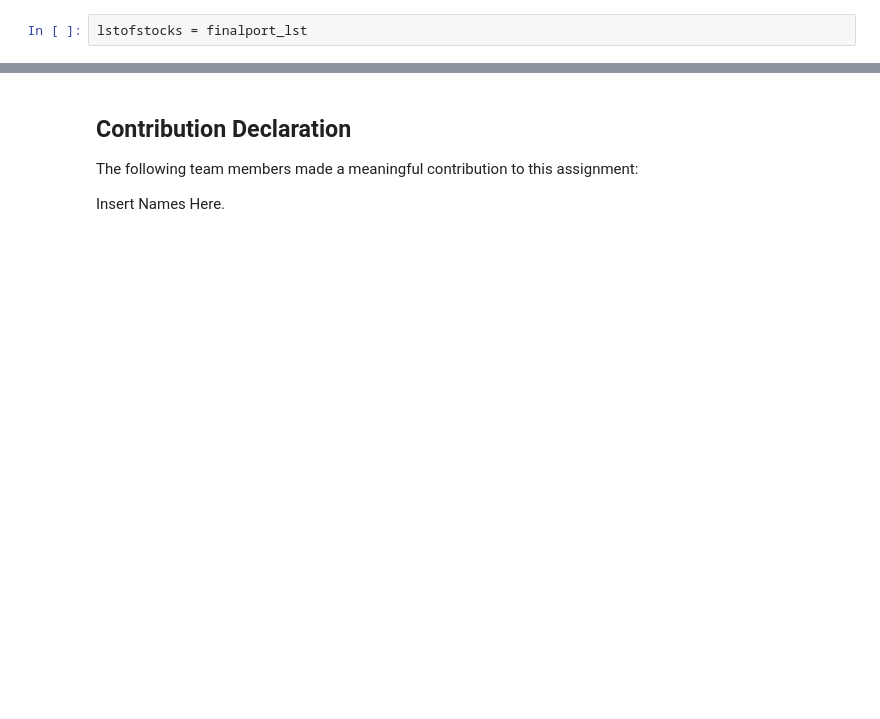
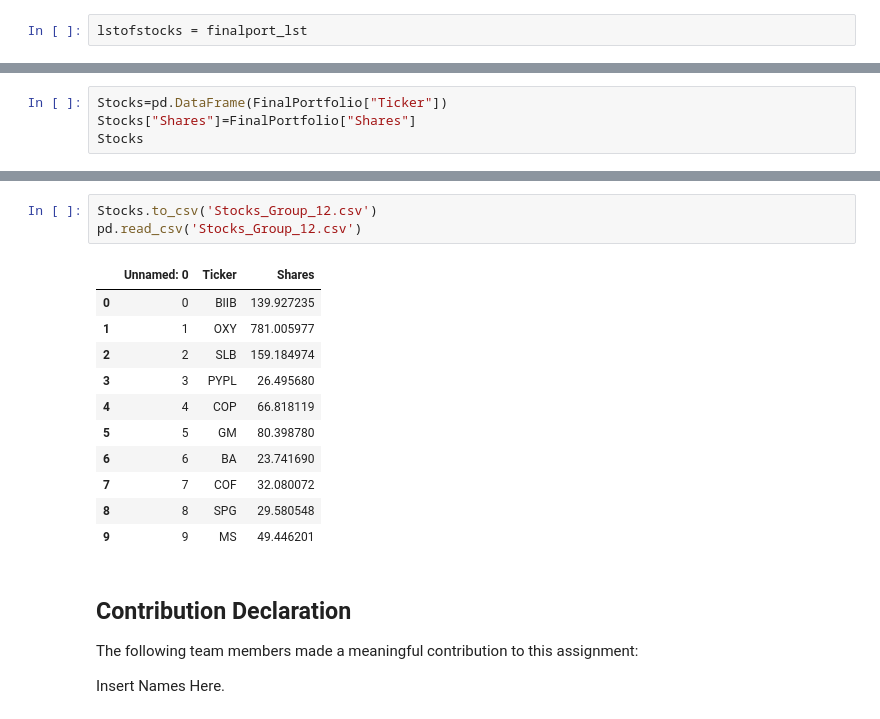
Before and after one commit to billbai0102/CFM101-Group-Assignment, a Jupyter notebook: fully_merged.ipynb, the cells around one changed output, grey strips where cells are left out. Drawn from its saved outputs; the diff is of its cells as text; blank space fills up the shorter version.

```diff
--- a/fully_merged.ipynb
+++ b/fully_merged.ipynb
@@ -493,0 +495,4 @@ pd.read_csv('Stocks_Group_12.csv')
+# %%
+Stocks=pd.DataFrame(FinalPortfolio["Ticker"])
+Stocks["Shares"]=FinalPortfolio["Shares"]
+Stocks
@@ -494,3 +511,18 @@ pd.read_csv('Stocks_Group_12.csv')
+# %%
+Stocks.to_csv('Stocks_Group_12.csv')
+pd.read_csv('Stocks_Group_12.csv')
+# %% [output]
+|  | Unnamed: 0 | Ticker | Shares |
+| 0 | 0 | BIIB | 139.927235 |
+| 1 | 1 | OXY | 781.005977 |
+| 2 | 2 | SLB | 159.184974 |
+| 3 | 3 | PYPL | 26.495680 |
+| 4 | 4 | COP | 66.818119 |
+| 5 | 5 | GM | 80.398780 |
+| 6 | 6 | BA | 23.741690 |
+| 7 | 7 | COF | 32.080072 |
+| 8 | 8 | SPG | 29.580548 |
+| 9 | 9 | MS | 49.446201 |
 # %% [markdown]
 ## Contribution Declaration
 
```
Also changed, not shown: parts of 12 cells of this notebook.
